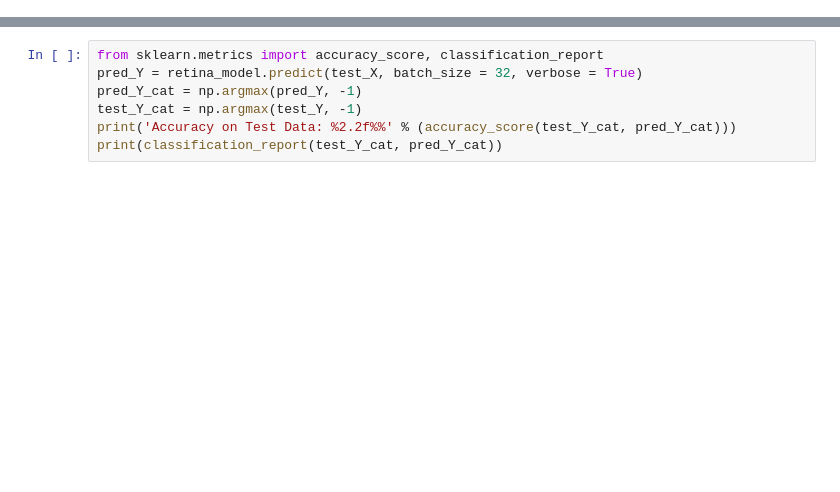
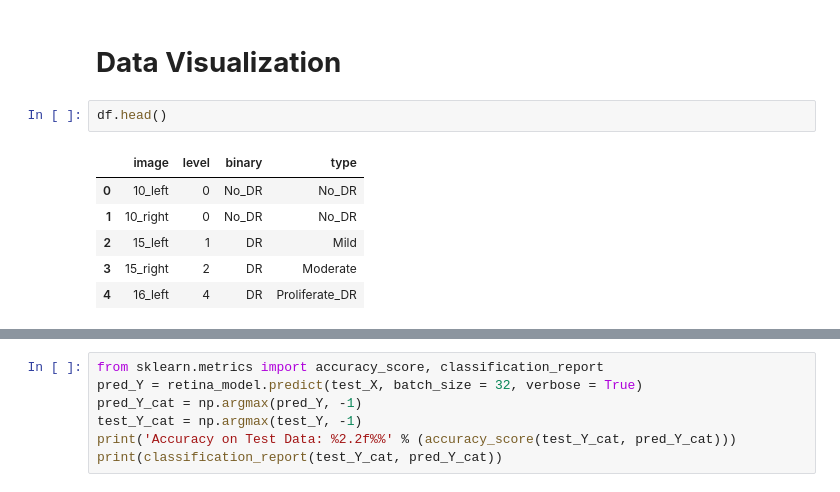
Before and after one commit to SathvikKS/DiabeticRetinopathyDetection, a Jupyter notebook: train.ipynb, the cells around one changed output, grey strips where cells are left out. Saved outputs shown, nothing was run; the diff lists cells and outputs as text; blank space fills up the shorter version.

```diff
--- a/train.ipynb
+++ b/train.ipynb
@@ -373,0 +42,11 @@ Please use `tqdm.notebook.tqdm` instead of `tqdm.tqdm_notebook`
+# %% [markdown]
+# **Data Visualization**
+# %%
+df.head()
+# %% [output]
+|  | image | level | binary | type |
+| 0 | 10_left | 0 | No_DR | No_DR |
+| 1 | 10_right | 0 | No_DR | No_DR |
+| 2 | 15_left | 1 | DR | Mild |
+| 3 | 15_right | 2 | DR | Moderate |
+| 4 | 16_left | 4 | DR | Proliferate_DR |
```
Also changed, not shown: parts of 59 cells of this notebook.
